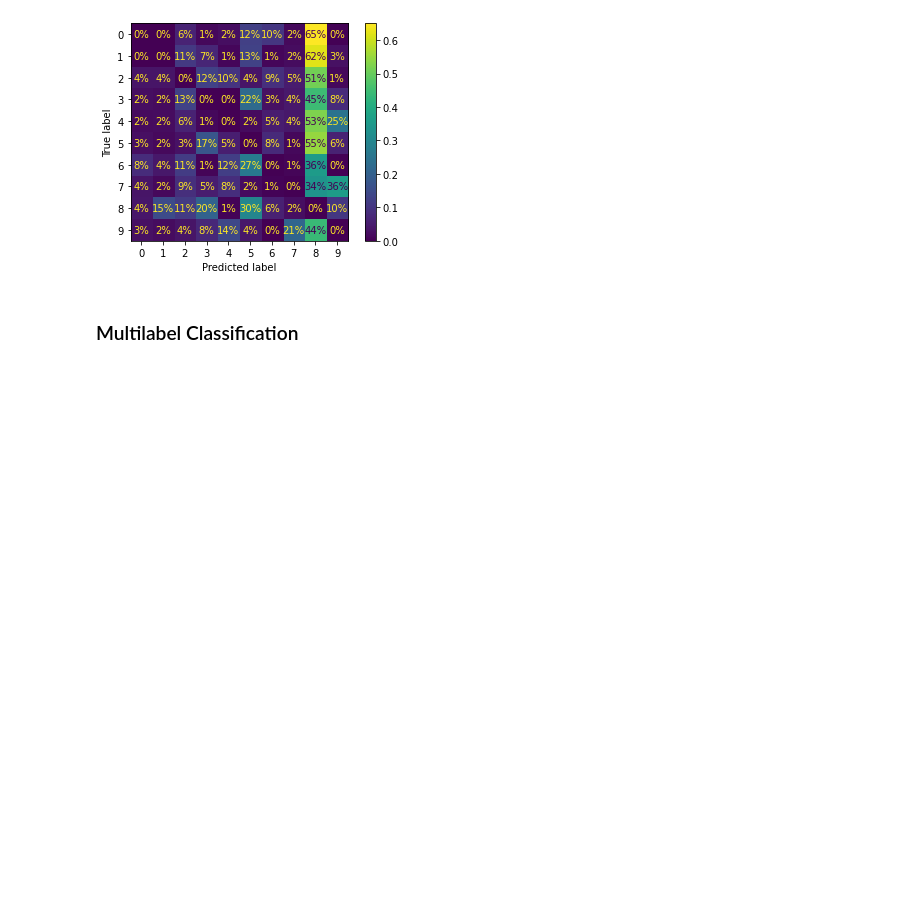
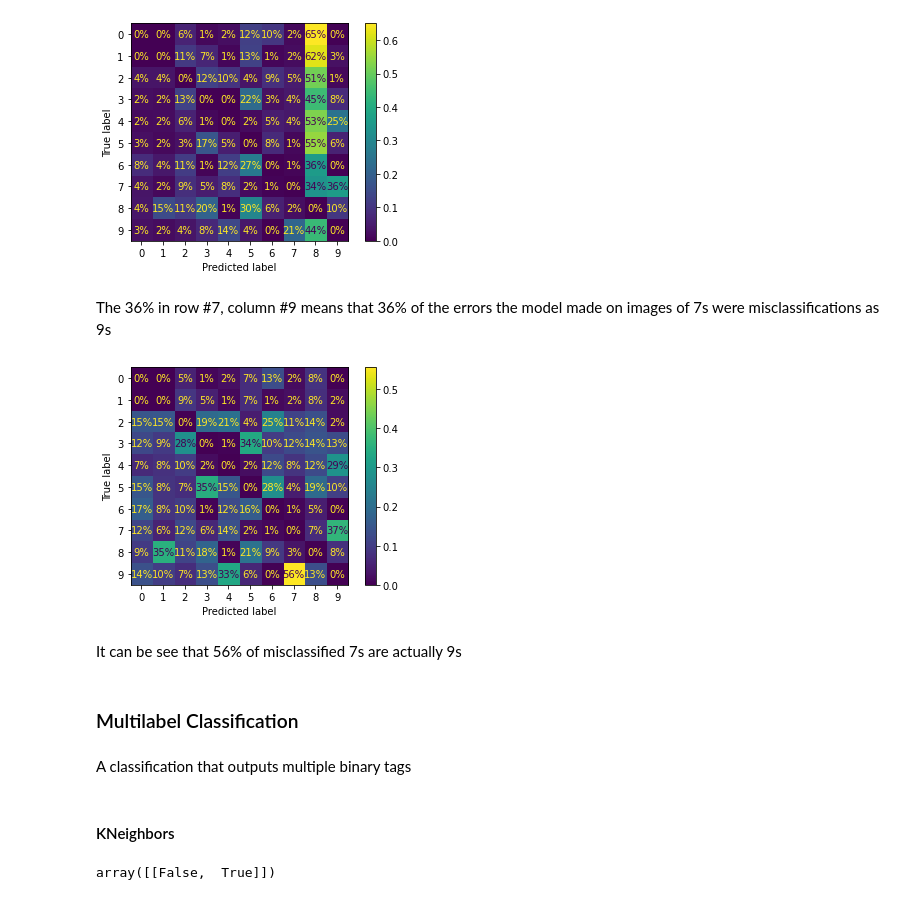
Before and after one commit to DennisxB/handson-machinelearning, a Jupyter notebook: ch03_classification.ipynb, the cells around one changed output. Drawn from its saved outputs; the diff is of its cells as text; code cells hidden in the pictures; blank space fills up the shorter version.

Commit message:
multioutput classification

```diff
--- a/ch03_classification.ipynb
+++ b/ch03_classification.ipynb
@@ -434,5 +434,39 @@ ConfusionMatrixDisplay.from_predictions(y_train, y_train_pred, normalize="true",
 plt.show()  # plot
 # %% [output]
 [figure]
+# %% [markdown]
+The 36% in row #7, column #9 means that 36% of the
+errors the model made on images of 7s were misclassifications as 9s
+# %%
+# view the errors
+sample_weight = (y_train != y_train_pred)  # setting the weight
+ConfusionMatrixDisplay.from_predictions(y_train, y_train_pred, normalize="pred",
+                                       sample_weight=sample_weight, values_format=".0%")
+plt.show()  # plot
+# %% [output]
+[figure, added]
+# %% [markdown]
+It can be see that 56% of misclassified 7s are
+actually 9s
 # %% [markdown]
 ### Multilabel Classification
+# %% [markdown]
+A classification that outputs multiple binary tags
+# %% [markdown]
+#### KNeighbors
+# %%
+import numpy as np
+from sklearn.neighbors import KNeighborsClassifier
+
+y_train_large = (y_train >= 7)
+y_train_odd = (y_train.astype('int8') % 2 == 1)
+y_multilabel = np.c_[y_train_large, y_train_odd]   # adds another dimension to the shape
+
+# model
+knn_clf = KNeighborsClassifier()
+knn_clf.fit(X_train, y_multilabel)
+
+# predict
+knn_clf.predict([some_digit])
+# %% [output]
+array([[False,  True]])
```
Also changed, not shown: parts of 12 cells of this notebook.
